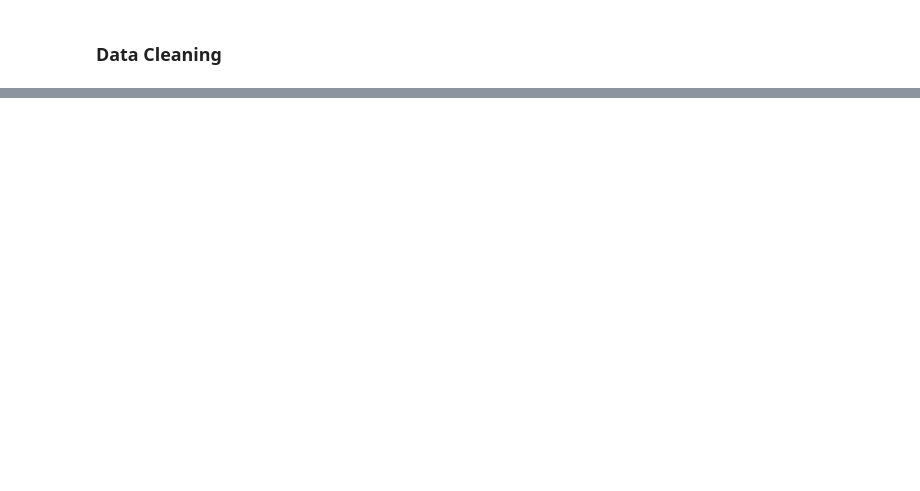
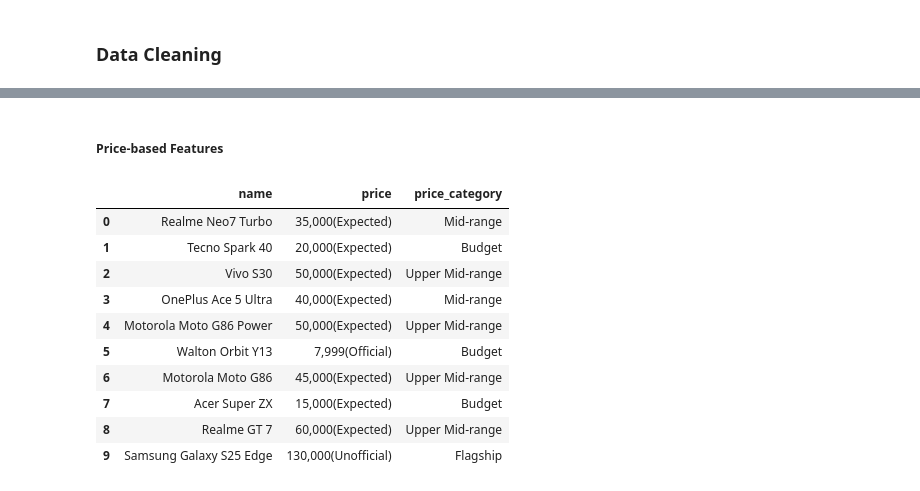
Before and after one commit to Kazi-Mahmudul/product-recommender-ai, a Jupyter notebook: data_cleaning/clean_mobiledokan.ipynb, the cells around one changed output, grey strips where cells are left out. Saved outputs shown, nothing was run; the diff lists cells and outputs as text; code cells hidden in the pictures; blank space fills up the shorter version.

```diff
--- a/data_cleaning/clean_mobiledokan.ipynb
+++ b/data_cleaning/clean_mobiledokan.ipynb
@@ -160,23 +48,0 @@ for col in titlecase_cols:
-# %%
-# Optional: Normalize 'brand' names (e.g., xiomi → xiaomi)
-brand_mapping = {
-    "xiomi": "xiaomi",
-    "samsung ": "samsung",
-    "realme ": "realme",
-    "redmi": "xiaomi",
-    "apple inc.": "apple"
-    # add more if needed
-}
-
-if "brand" in df.columns:
-    df["brand"] = df["brand"].replace(brand_mapping)
-# %%
-# Optional: Fix common typos or variants in OS names
-os_mapping = {
-    "android 13": "android 13",
-    "android13": "android 13",
-    "ios 17": "ios 17"
-}
-
-if "operating_system" in df.columns:
-    df["operating_system"] = df["operating_system"].replace(os_mapping)
@@ -182,0 +69,21 @@ if "operating_system" in df.columns:
+# %% [markdown]
+##### Price-based Features
+# %%
+# Price categories
+df['price_category'] = pd.cut(df['price_original'],
+    bins=[0, 20000, 40000, 60000, 100000, float('inf')],
+    labels=['Budget', 'Mid-range', 'Upper Mid-range', 'Premium', 'Flagship'])
+
+df[["name", "price", "price_category"]].head(10)
+# %% [output]
+|  | name | price | price_category |
+| 0 | Realme Neo7 Turbo | 35,000(Expected) | Mid-range |
+| 1 | Tecno Spark 40 | 20,000(Expected) | Budget |
+| 2 | Vivo S30 | 50,000(Expected) | Upper Mid-range |
+| 3 | OnePlus Ace 5 Ultra | 40,000(Expected) | Mid-range |
+| 4 | Motorola Moto G86 Power | 50,000(Expected) | Upper Mid-range |
+| 5 | Walton Orbit Y13 | 7,999(Official) | Budget |
+| 6 | Motorola Moto G86 | 45,000(Expected) | Upper Mid-range |
+| 7 | Acer Super ZX | 15,000(Expected) | Budget |
+| 8 | Realme GT 7 | 60,000(Expected) | Upper Mid-range |
+| 9 | Samsung Galaxy S25 Edge | 130,000(Unofficial) | Flagship |
```
Also changed, not shown: parts of 48 cells of this notebook, 1 other file.
